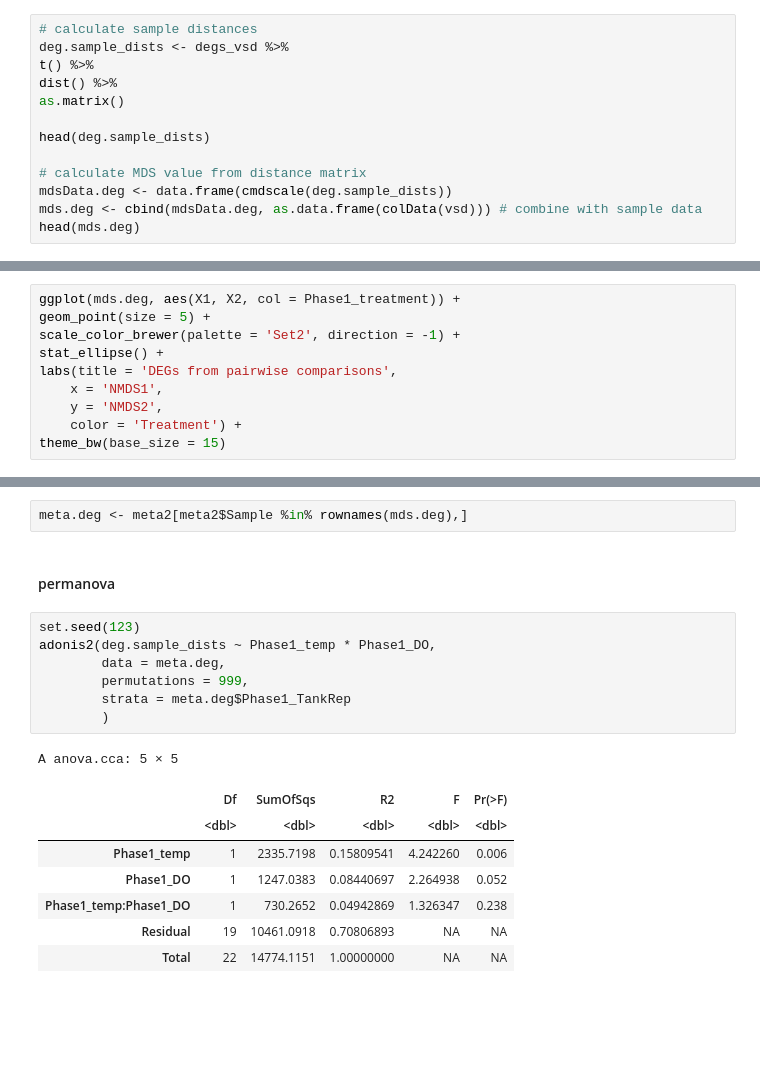
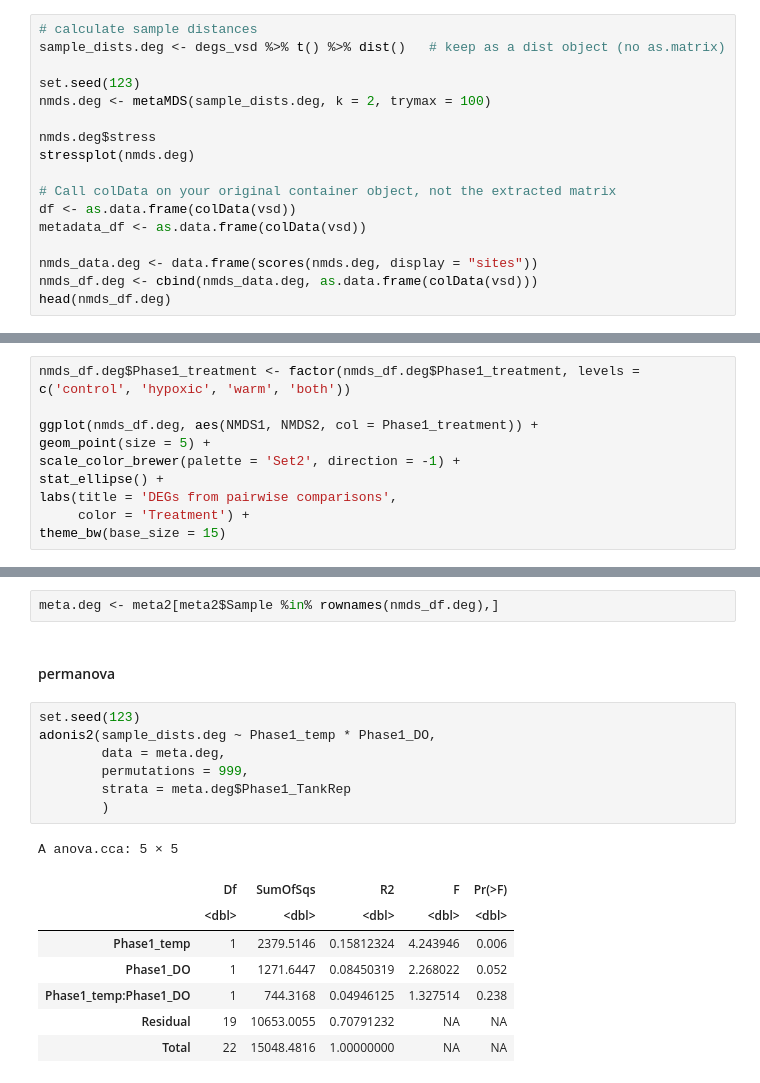
Before and after one commit to jgmcdonough/CE24_RNA-seq, a Jupyter notebook: analysis/diff_expression/phase1_v_phase1/filter_deseq_p1.v.p1.ipynb, the cells around one changed output, grey strips where cells are left out. Saved outputs shown, nothing was run; the diff lists cells and outputs as text; blank space fills up the shorter version.

```diff
--- a/analysis/diff_expression/phase1_v_phase1/filter_deseq_p1.v.p1.ipynb
+++ b/analysis/diff_expression/phase1_v_phase1/filter_deseq_p1.v.p1.ipynb
@@ -1179,14 +1179,18 @@ A matrix: 6 × 23 of type dbl
 # %%
 # calculate sample distances
-deg.sample_dists <- degs_vsd %>%
-t() %>%
-dist() %>%
-as.matrix()
+sample_dists.deg <- degs_vsd %>% t() %>% dist()   # keep as a dist object (no as.matrix)
 
-head(deg.sample_dists)
+set.seed(123)
+nmds.deg <- metaMDS(sample_dists.deg, k = 2, trymax = 100)
 
-# calculate MDS value from distance matrix
-mdsData.deg <- data.frame(cmdscale(deg.sample_dists))
-mds.deg <- cbind(mdsData.deg, as.data.frame(colData(vsd))) # combine with sample data
-head(mds.deg)
+nmds.deg$stress
+stressplot(nmds.deg)
+
+# Call colData on your original container object, not the extracted matrix
+df <- as.data.frame(colData(vsd))
+metadata_df <- as.data.frame(colData(vsd))
+
+nmds_data.deg <- data.frame(scores(nmds.deg, display = "sites"))
+nmds_df.deg <- cbind(nmds_data.deg, as.data.frame(colData(vsd)))
+head(nmds_df.deg)
 # %% [output]
@@ -1212,13 +1349,13 @@ A data.frame: 6 × 12
 # %% [markdown]
 colored by treatment
 # %%
-ggplot(mds.deg, aes(X1, X2, col = Phase1_treatment)) +
+nmds_df.deg$Phase1_treatment <- factor(nmds_df.deg$Phase1_treatment, levels = c('control', 'hypoxic', 'warm', 'both'))
+
+ggplot(nmds_df.deg, aes(NMDS1, NMDS2, col = Phase1_treatment)) +
 geom_point(size = 5) +
 scale_color_brewer(palette = 'Set2', direction = -1) +
 stat_ellipse() +
 labs(title = 'DEGs from pairwise comparisons',
-    x = 'NMDS1',
-    y = 'NMDS2',
-    color = 'Treatment') +
+     color = 'Treatment') +
 theme_bw(base_size = 15)
 # %% [output]
@@ -1271,23 +1408,23 @@ theme_bw(base_size = 15)
 # %%
-meta.deg <- meta2[meta2$Sample %in% rownames(mds.deg),]
+meta.deg <- meta2[meta2$Sample %in% rownames(nmds_df.deg),]
 # %% [markdown]
 #### permanova
 # %%
 set.seed(123)
-adonis2(deg.sample_dists ~ Phase1_temp * Phase1_DO,
+adonis2(sample_dists.deg ~ Phase1_temp * Phase1_DO,
         data = meta.deg,
         permutations = 999,
         strata = meta.deg$Phase1_TankRep
         )
 # %% [output]
 A anova.cca: 5 × 5
 |  | Df | SumOfSqs | R2 | F | Pr(>F) |
 |  | <dbl> | <dbl> | <dbl> | <dbl> | <dbl> |
-| Phase1_temp | 1 | 2335.7198 | 0.15809541 | 4.242260 | 0.006 |
-| Phase1_DO | 1 | 1247.0383 | 0.08440697 | 2.264938 | 0.052 |
-| Phase1_temp:Phase1_DO | 1 | 730.2652 | 0.04942869 | 1.326347 | 0.238 |
-| Residual | 19 | 10461.0918 | 0.70806893 | NA | NA |
-| Total | 22 | 14774.1151 | 1.00000000 | NA | NA |
+| Phase1_temp | 1 | 2379.5146 | 0.15812324 | 4.243946 | 0.006 |
+| Phase1_DO | 1 | 1271.6447 | 0.08450319 | 2.268022 | 0.052 |
+| Phase1_temp:Phase1_DO | 1 | 744.3168 | 0.04946125 | 1.327514 | 0.238 |
+| Residual | 19 | 10653.0055 | 0.70791232 | NA | NA |
+| Total | 22 | 15048.4816 | 1.00000000 | NA | NA |
 # %% [markdown]
 when we limit the NMDS to only include DEGs from all comparisons, we see a significant effect of temperature but not DO (*almost* significant at 0.052)
 
```
Also changed, not shown: parts of 17 cells of this notebook.
